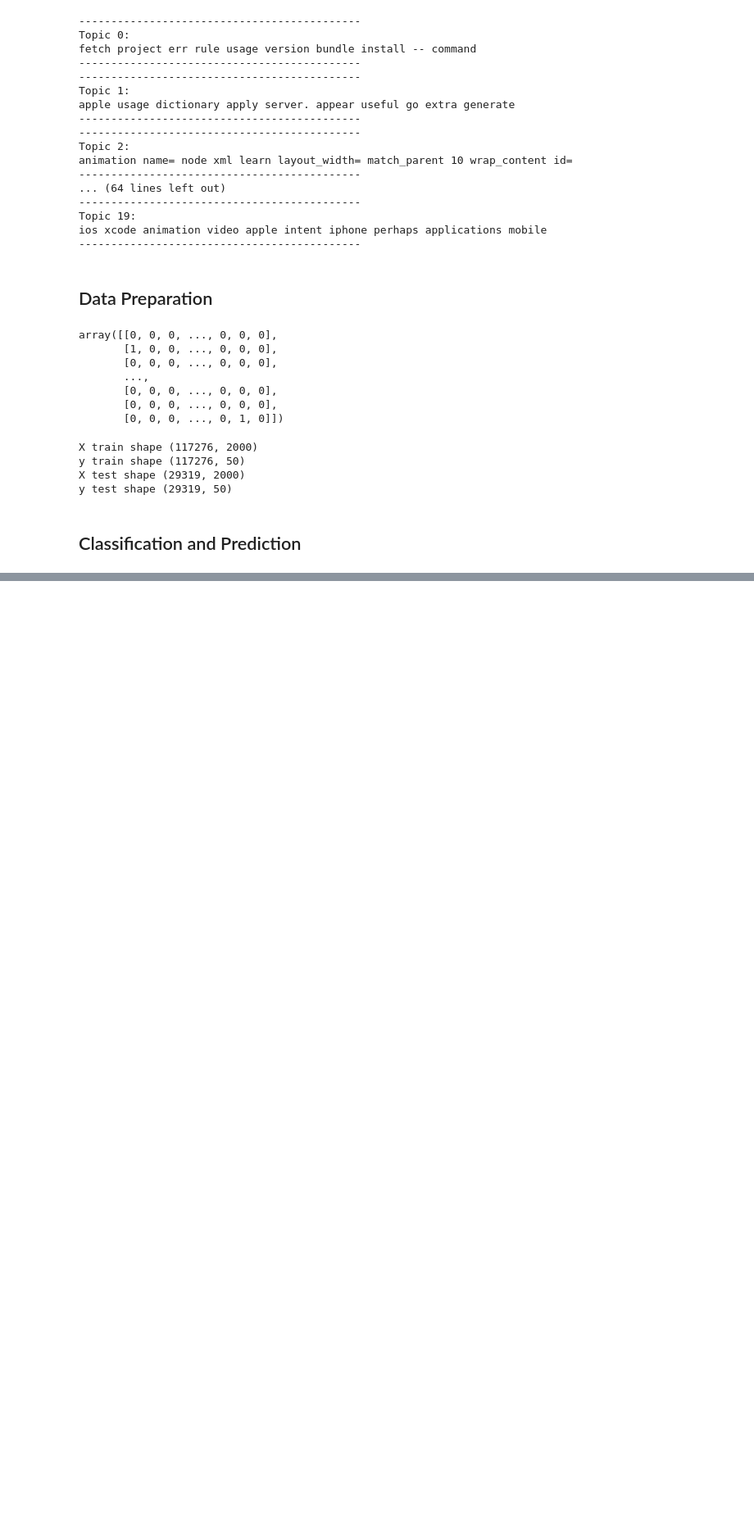
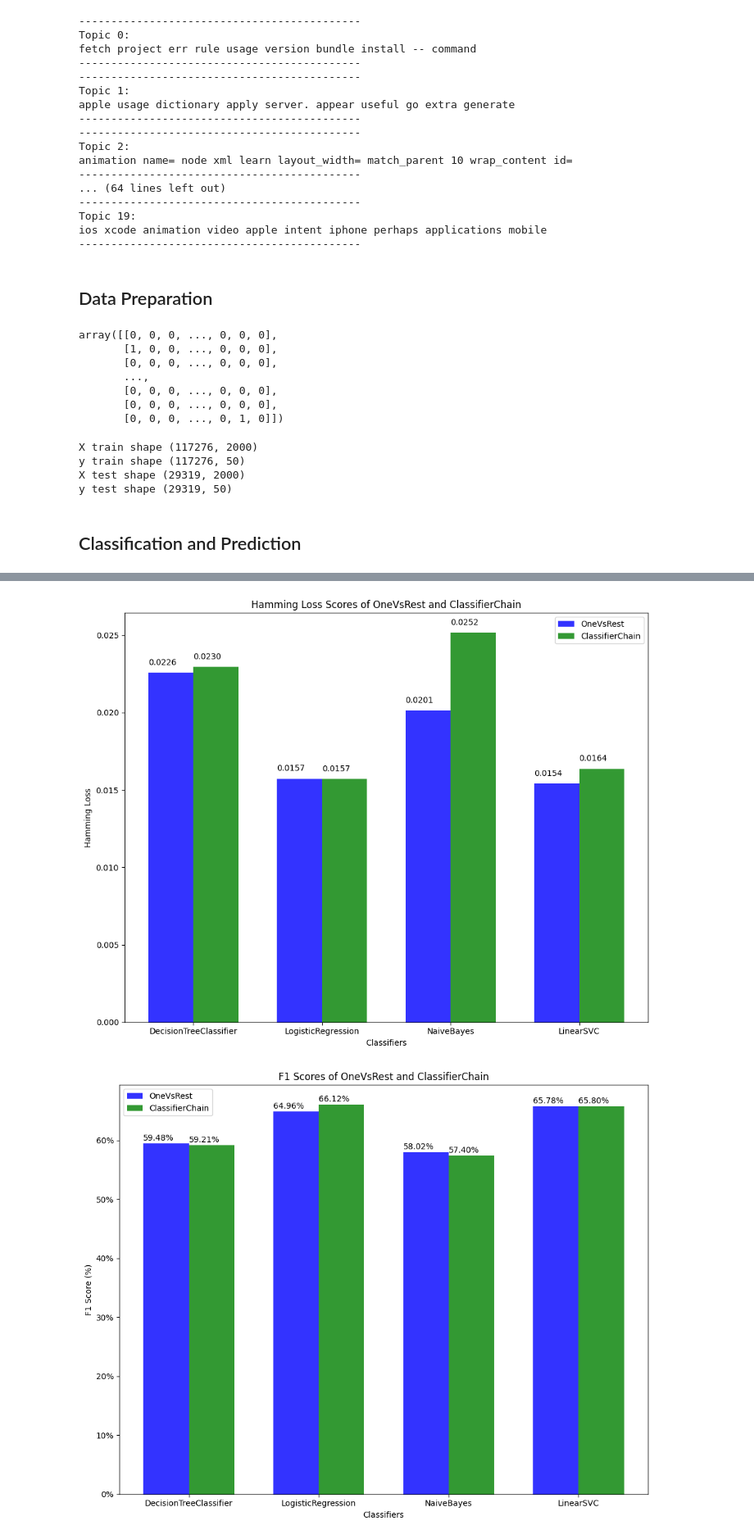
Before and after one commit to ii-varsha-ii/stackoverflow-tags-prediction, a Jupyter notebook: code/StackOverflow-Tags-Prediction-Notebook.ipynb, the cells around one changed output, grey strips where cells are left out. Shown: that part at 82% size. Cells and saved outputs as stored; diff of their text form; code cells hidden in the pictures; blank space fills up the shorter version.

Commit message:
Added models and graphs

```diff
--- a/code/StackOverflow-Tags-Prediction-Notebook.ipynb
+++ b/code/StackOverflow-Tags-Prediction-Notebook.ipynb
@@ -767,0 +879,54 @@ Recall:  0.5608942835896082
+# %%
+base_classifiers = ['DecisionTreeClassifier', 'LogisticRegression', 'NaiveBayes', 'LinearSVC']
+classifiers = ['OneversusRest', 'ClassifierChain']
+ovr_hamming = [0.022586036358675263, 0.01572973157338245, 0.020141205361710837, 0.015402298850574713]
+ovr_f1 = [0.5947873432735022, 0.6495652847866418, 0.5801524911132278, 0.6577817178594272]
+cc_hamming = [0.022951669565810566, 0.015724274361335652, 0.025184351444455813, 0.01637300044339848]
+cc_f1 = [0.5920582352357796, 0.661166668340934, 0.574024475286693, 0.6579651323720949]
+
+bar_width = 0.35
+opacity = 0.8
+
+# Plot Hamming loss scores
+plt.figure(figsize=(10, 8))
+index = np.arange(len(base_classifiers))
+plt.bar(index, ovr_hamming, bar_width, alpha=opacity, color='b', label='OneVsRest')
+plt.bar(index + bar_width, cc_hamming, bar_width, alpha=opacity, color='g', label='ClassifierChain')
+plt.xticks(index + bar_width / 2, base_classifiers)
+plt.xlabel('Classifiers')
+plt.ylabel('Hamming Loss')
+plt.title('Hamming Loss Scores of OneVsRest and ClassifierChain')
+plt.legend()
+
+# Add labels above each bar
+for i, v in enumerate(ovr_hamming):
+    plt.text(i - bar_width/2, v + 0.0005, "{:.4f}".format(v), color='black', fontsize=10)
+for i, v in enumerate(cc_hamming):
+    plt.text(i + bar_width/2, v + 0.0005, "{:.4f}".format(v), color='black', fontsize=10)
+
+plt.tight_layout()
+plt.show()
+
+# Plot F1 scores
+plt.figure(figsize=(10, 8))
+index = np.arange(len(base_classifiers))
+plt.bar(index, [score * 100 for score in ovr_f1], bar_width, alpha=opacity, color='b', label='OneVsRest')
+plt.bar(index + bar_width, [score * 100 for score in cc_f1], bar_width, alpha=opacity, color='g', label='ClassifierChain')
+plt.xticks(index + bar_width / 2, base_classifiers)
+plt.xlabel('Classifiers')
+plt.ylabel('F1 Score (%)')
+plt.title('F1 Scores of OneVsRest and ClassifierChain')
+plt.gca().set_yticklabels(['{:.0f}%'.format(x) for x in plt.gca().get_yticks()])
+plt.legend()
+
+# Add labels above each bar
+for i, v in enumerate(ovr_f1):
+    plt.text(i - bar_width/2, v*100 + 0.5, "{:.2f}%".format(v*100), color='black', fontsize=10)
+for i, v in enumerate(cc_f1):
+    plt.text(i + bar_width/2, v*100 + 0.5, "{:.2f}%".format(v*100), color='black', fontsize=10)
+
+plt.tight_layout()
+plt.show()
+# %% [output]
+[figure, added]
+[figure, added]
```
Also changed, not shown: parts of 17 cells of this notebook.
